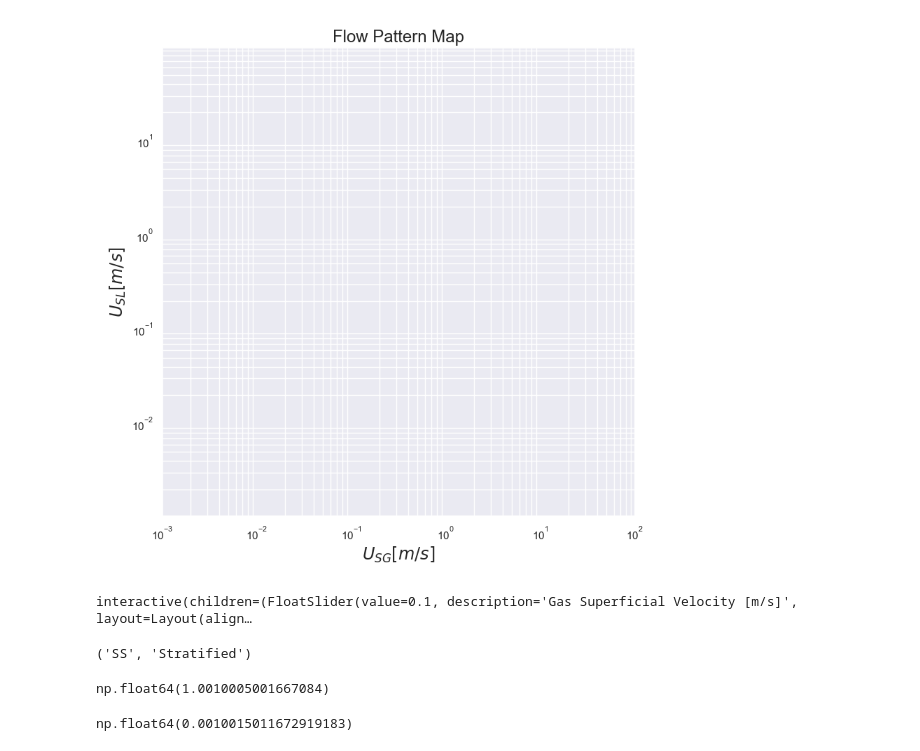
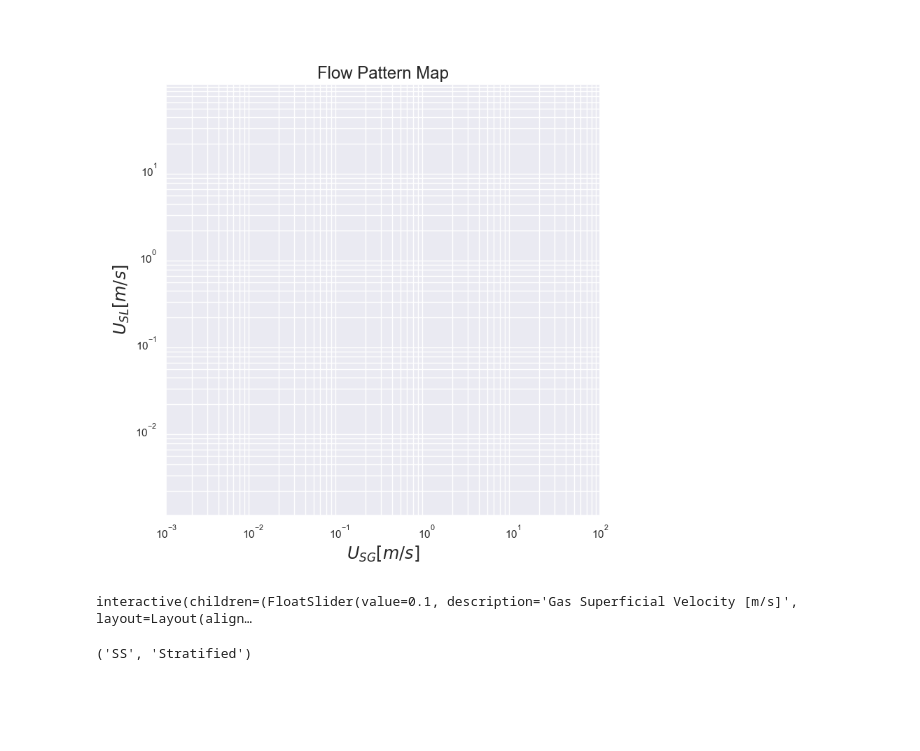
Before and after one commit to arthursoprana/flow-pattern-map, a Jupyter notebook: flow_pattern.ipynb, the cells around one changed output. Drawn from its saved outputs; the diff is of its cells as text; code cells hidden in the pictures; blank space fills up the shorter version.

```diff
--- a/flow_pattern.ipynb
+++ b/flow_pattern.ipynb
@@ -100,7 +103,6 @@ ax.set_xlim(1e-3, 100)
 ax.set_xlabel('$U_{SG} [m/s]$', fontsize='x-large')
 ax.set_ylabel('$U_{SL} [m/s]$', fontsize='x-large')
 ax.set(xscale="log", yscale="log")
-fig.tight_layout()
 plt.show()
 text = None
 
@@ -116,34 +118,34 @@ def update_plot(x, y, ax, i):
 
 @interact(
     us_G=us_G_button, us_L=us_L_button,
     ρ_L=ρ_L_button, ρ_G=ρ_G_button, μ_L=μ_L_button, μ_G=μ_G_button,
     σ=σ_button, D=D_button, θ=θ_button,
     k_s=k_s_button, interface=interface_button,
 )
 def plot_transition_points(us_G, us_L, ρ_L, ρ_G, μ_L, μ_G, σ, D, θ, k_s, interface):
     transition = calculate_transition_lines(ρ_L, ρ_G, μ_L, μ_G, σ, D, θ, k_s, interface)
     flow_pattern = calculate_flow_pattern(us_L, us_G, ρ_L, ρ_G, μ_L, μ_G, σ, D, θ, k_s)
 
     n_transitions = 5
     for i in range(n_transitions):
         x = transition[:, 2 * i    ]
         y = transition[:, 2 * i + 1]
         update_plot(x, y, ax, i)
 
     global text
     if text:
         text.remove()
     if flow_pattern is None:
         update_plot([1e-3,], [1e-3,], ax, n_transitions)
     else:
         update_plot([us_G,], [us_L,], ax, n_transitions)
         short = flow_pattern[0]
         full = flow_pattern[1]
         text = ax.text(us_G, us_L, f" {short} - {full}", fontsize=18)
 
     fig.canvas.draw()
 # %% [output]
-[figure, old version]
+[figure, new version]
 interactive(children=(FloatSlider(value=0.1, description='Gas Superficial Velocity [m/s]', layout=Layout(align…
 # %%
 calculate_flow_pattern(
@@ -160,11 +162,3 @@ calculate_flow_pattern(
 )
 # %% [output]
 ('SS', 'Stratified')
-# %%
-np.exp(1e-3)
-# %% [output]
-np.float64(1.0010005001667084)
-# %%
-np.exp(2e-3) - np.exp(1e-3)
-# %% [output]
-np.float64(0.0010015011672919183)
```
Also changed, not shown: parts of 1 cell of this notebook, 2 other files.
